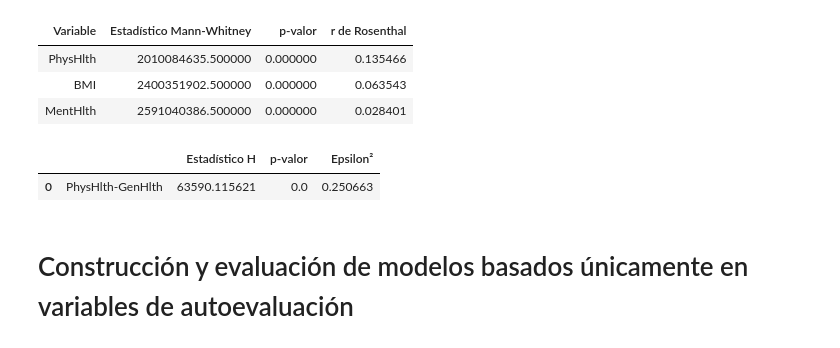
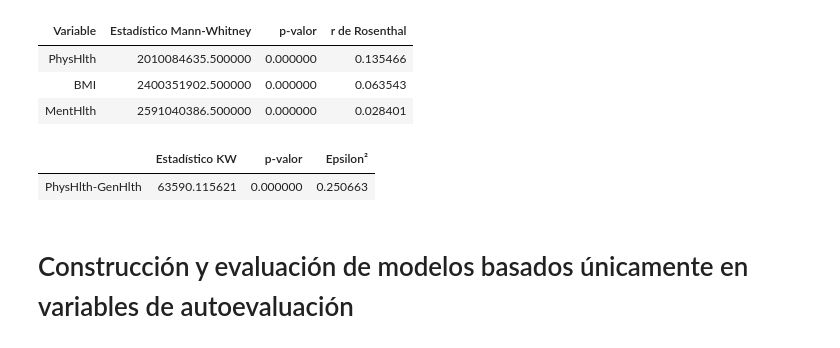
Before and after one commit to Raul-Ramirez-Barragan/Trabajo-de-Fin-de-Grado, a Jupyter notebook: TFG.ipynb, the cells around one changed output. Cells and saved outputs as stored; diff of their text form; code cells hidden in the pictures.

```diff
--- a/TFG.ipynb
+++ b/TFG.ipynb
@@ -410,23 +417,23 @@ results_df.style.hide(axis="index").set_properties(**{'text-align': 'left'}).set
 # %%
 results = []
 
 groups_phys = [group["PhysHlth"].values for name, group in df.groupby("GenHlth", observed=True)]
 stat_phys, p_phys = kruskal(*groups_phys)
 n_phys = df["PhysHlth"].notnull().sum()
 k_phys = len(groups_phys)
 epsilon_sq_phys = (stat_phys - k_phys + 1) / (n_phys - k_phys)
 results.append({
     "": 'PhysHlth-GenHlth',
     "Estadístico KW": stat_phys,
     "p-valor": p_phys,
     "Epsilon²": epsilon_sq_phys
 })
 
 results_df = pd.DataFrame(results).sort_values(by="Epsilon²", ascending=False)
-results_df
+results_df.style.hide(axis="index")
 # %% [output]
-|  |  | Estadístico H | p-valor | Epsilon² |
-| 0 | PhysHlth-GenHlth | 63590.115621 | 0.0 | 0.250663 |
+|  | Estadístico KW | p-valor | Epsilon² |
+| PhysHlth-GenHlth | 63590.115621 | 0.000000 | 0.250663 |
 # %%
 df = df.drop(columns=['PhysHlth', 'MentHlth'])
 # %% [markdown]
```
Also changed, not shown: parts of 1 cell of this notebook.
